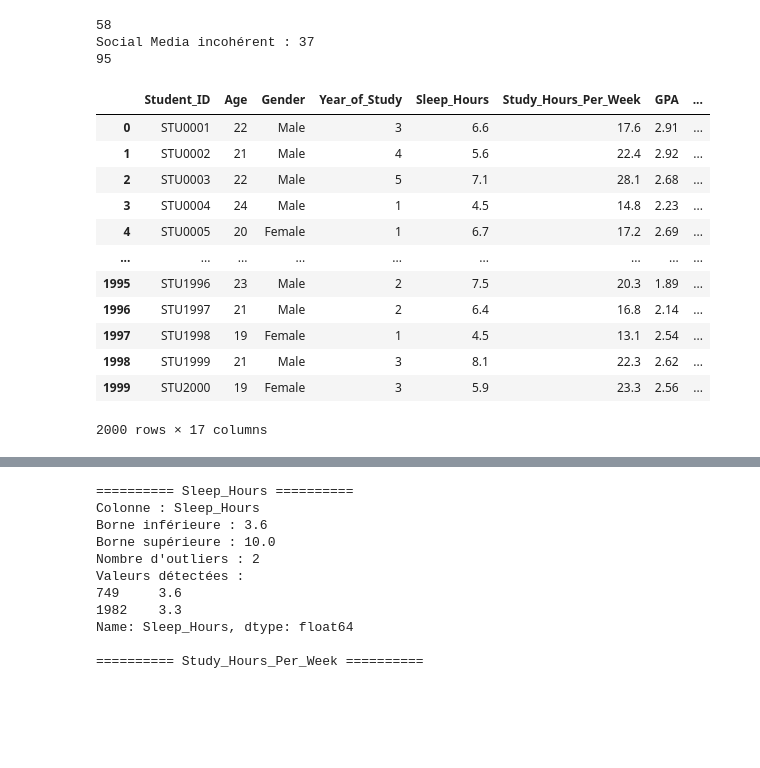
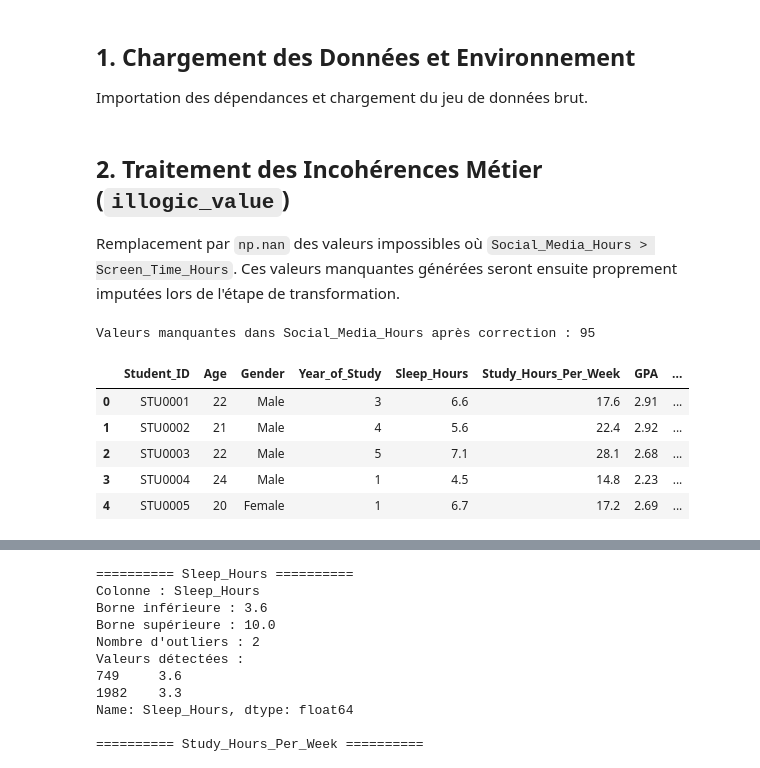
Before and after one commit to ZahirKaoutar/Sante-mentale-etudiant, a Jupyter notebook: notebooks/preprocessign.ipynb, the cells around one changed output, grey strips where cells are left out. Cells and saved outputs as stored; diff of their text form; code cells hidden in the pictures; blank space fills up the shorter version.

```diff
--- a/notebooks/preprocessign.ipynb
+++ b/notebooks/preprocessign.ipynb
@@ -1 +15,4 @@
+# %% [markdown]
+## 1. Chargement des Données et Environnement
+Importation des dépendances et chargement du jeu de données brut.
 # %%
@@ -28,22 +45,19 @@ from src.preprocessing import (
 data_path = PROJECT_ROOT / "data" / "raw" / "student_mental_health.csv"
 df=pd.read_csv(data_path)
 # Charger les données
+# %% [markdown]
+## 2. Traitement des Incohérences Métier (`illogic_value`)
+Remplacement par `np.nan` des valeurs impossibles où `Social_Media_Hours > Screen_Time_Hours`.
+Ces valeurs manquantes générées seront ensuite proprement imputées lors de l'étape de transformation.
 # %%
-illogic_value(df)
+df = illogic_value(df)
+print(f"Valeurs manquantes dans Social_Media_Hours après correction : {df['Social_Media_Hours'].isnull().sum()}")
+df.head()
 # %% [output]
-58
-Social Media incohérent : 37
-95
+Valeurs manquantes dans Social_Media_Hours après correction : 95
 |  | Student_ID | Age | Gender | Year_of_Study | Sleep_Hours | Study_Hours_Per_Week | GPA | ... |
 | 0 | STU0001 | 22 | Male | 3 | 6.6 | 17.6 | 2.91 | ... |
 | 1 | STU0002 | 21 | Male | 4 | 5.6 | 22.4 | 2.92 | ... |
 | 2 | STU0003 | 22 | Male | 5 | 7.1 | 28.1 | 2.68 | ... |
 | 3 | STU0004 | 24 | Male | 1 | 4.5 | 14.8 | 2.23 | ... |
 | 4 | STU0005 | 20 | Female | 1 | 6.7 | 17.2 | 2.69 | ... |
-| ... | ... | ... | ... | ... | ... | ... | ... | ... |
-| 1995 | STU1996 | 23 | Male | 2 | 7.5 | 20.3 | 1.89 | ... |
-| 1996 | STU1997 | 21 | Male | 2 | 6.4 | 16.8 | 2.14 | ... |
-| 1997 | STU1998 | 19 | Female | 1 | 4.5 | 13.1 | 2.54 | ... |
-| 1998 | STU1999 | 21 | Male | 3 | 8.1 | 22.3 | 2.62 | ... |
-| 1999 | STU2000 | 19 | Female | 3 | 5.9 | 23.3 | 2.56 | ... |
-2000 rows × 17 columns
```
Also changed, not shown: parts of 8 cells of this notebook, 15 other files.
